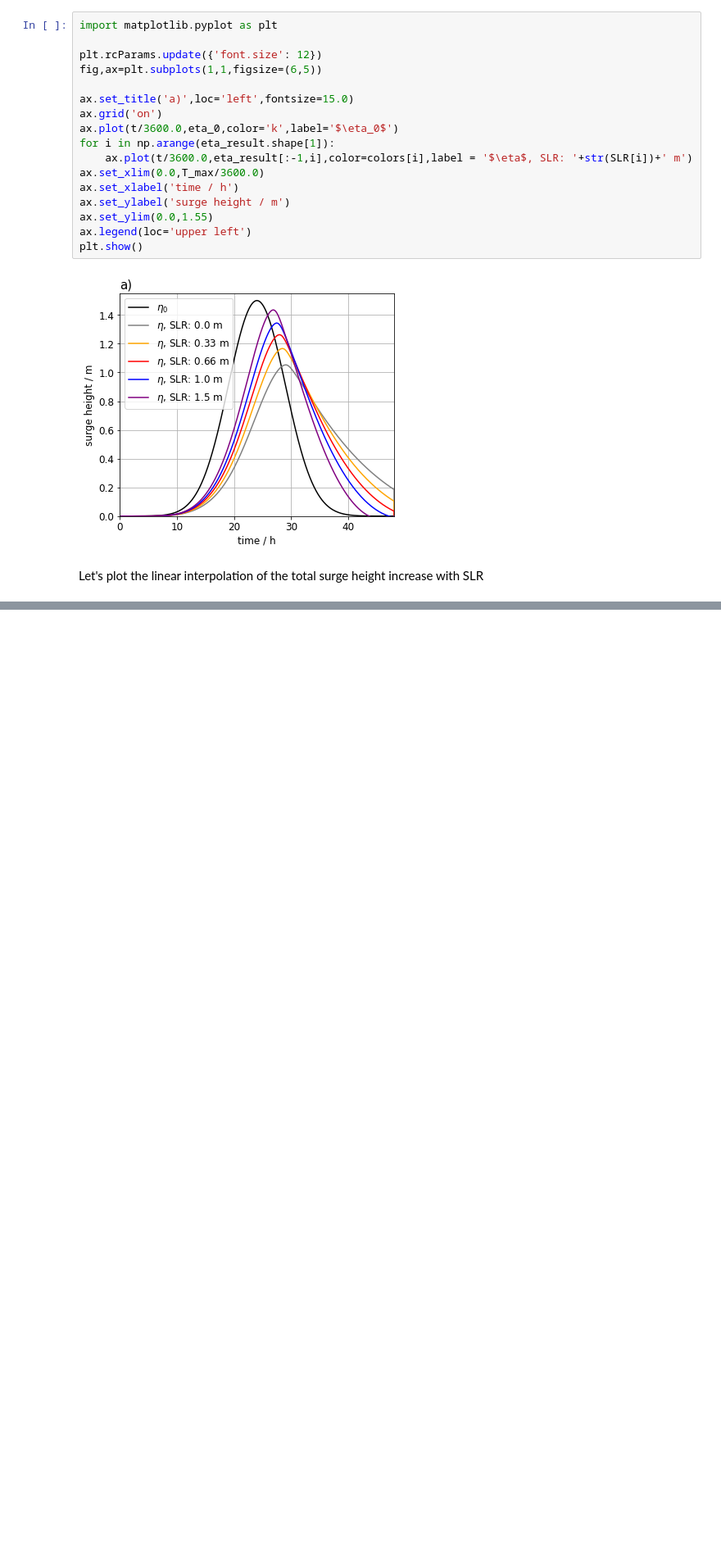
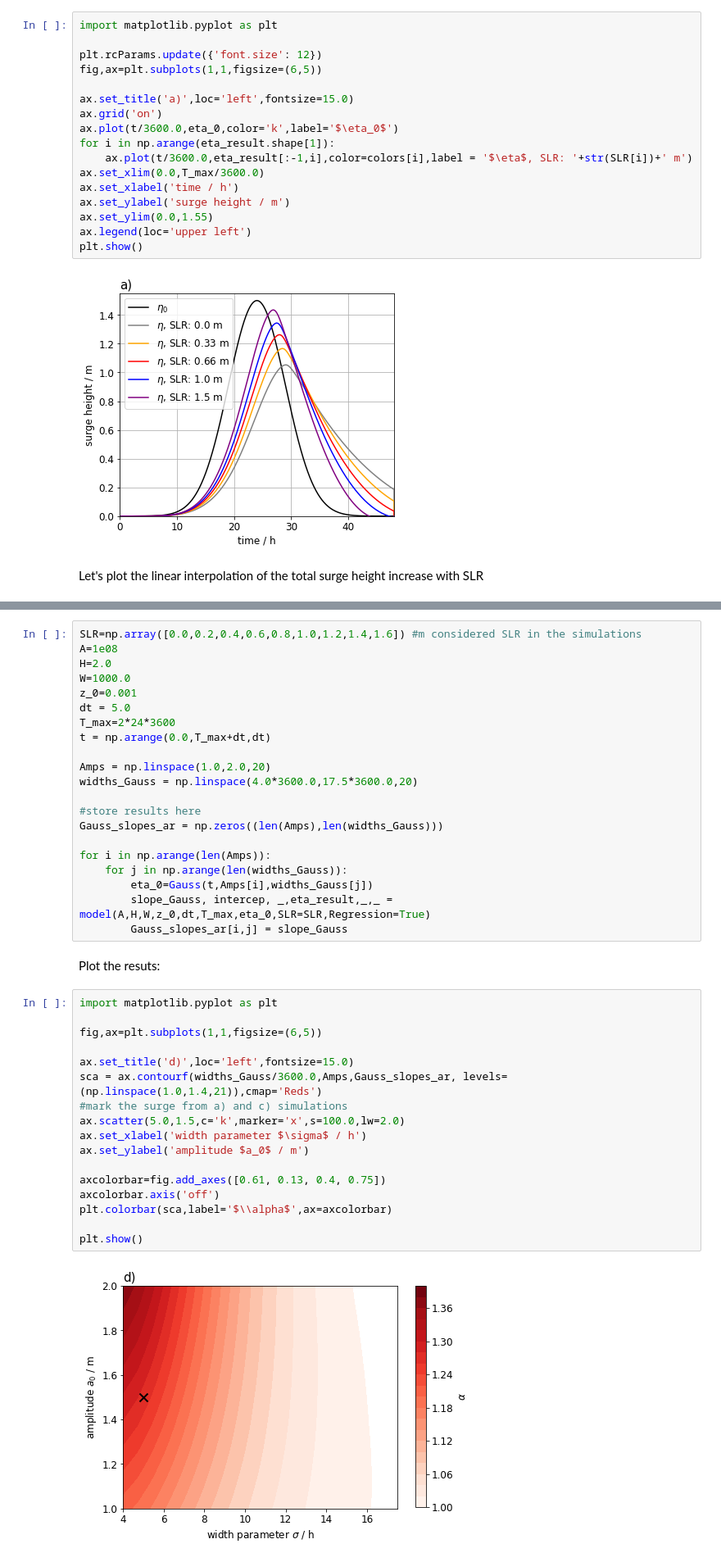
Before and after one commit to MarvinLorenz/Lagoon_surge_model, a Jupyter notebook: Lagoon_surges.ipynb, the cells around one changed output, grey strips where cells are left out. Shown: that part at 82% size. Saved outputs shown, nothing was run; the diff lists cells and outputs as text; blank space fills up the shorter version.

```diff
--- a/Lagoon_surges.ipynb
+++ b/Lagoon_surges.ipynb
@@ -74,0 +138,42 @@ Text(1.25, 0.8, 'non linear effect')
+# %%
+SLR=np.array([0.0,0.2,0.4,0.6,0.8,1.0,1.2,1.4,1.6]) #m considered SLR in the simulations
+A=1e08
+H=2.0
+W=1000.0
+z_0=0.001
+dt = 5.0
+T_max=2*24*3600
+t = np.arange(0.0,T_max+dt,dt)
+
+Amps = np.linspace(1.0,2.0,20)
+widths_Gauss = np.linspace(4.0*3600.0,17.5*3600.0,20)
+
+#store results here
+Gauss_slopes_ar = np.zeros((len(Amps),len(widths_Gauss)))
+
+for i in np.arange(len(Amps)):
+    for j in np.arange(len(widths_Gauss)):
+        eta_0=Gauss(t,Amps[i],widths_Gauss[j])
+        slope_Gauss, intercep, _,eta_result,_,_ = model(A,H,W,z_0,dt,T_max,eta_0,SLR=SLR,Regression=True)
+        Gauss_slopes_ar[i,j] = slope_Gauss
+# %% [markdown]
+Plot the resuts:
+# %%
+import matplotlib.pyplot as plt
+
+fig,ax=plt.subplots(1,1,figsize=(6,5))
+
+ax.set_title('d)',loc='left',fontsize=15.0)
+sca = ax.contourf(widths_Gauss/3600.0,Amps,Gauss_slopes_ar, levels=(np.linspace(1.0,1.4,21)),cmap='Reds')
+#mark the surge from a) and c) simulations
+ax.scatter(5.0,1.5,c='k',marker='x',s=100.0,lw=2.0)
+ax.set_xlabel('width parameter $\sigma$ / h')
+ax.set_ylabel('amplitude $a_0$ / m')
+
+axcolorbar=fig.add_axes([0.61, 0.13, 0.4, 0.75])
+axcolorbar.axis('off')
+plt.colorbar(sca,label='$\\alpha$',ax=axcolorbar)
+
+plt.show()
+# %% [output]
+[figure, added]
```
Also changed, not shown: parts of 12 cells of this notebook, 1 other file.
